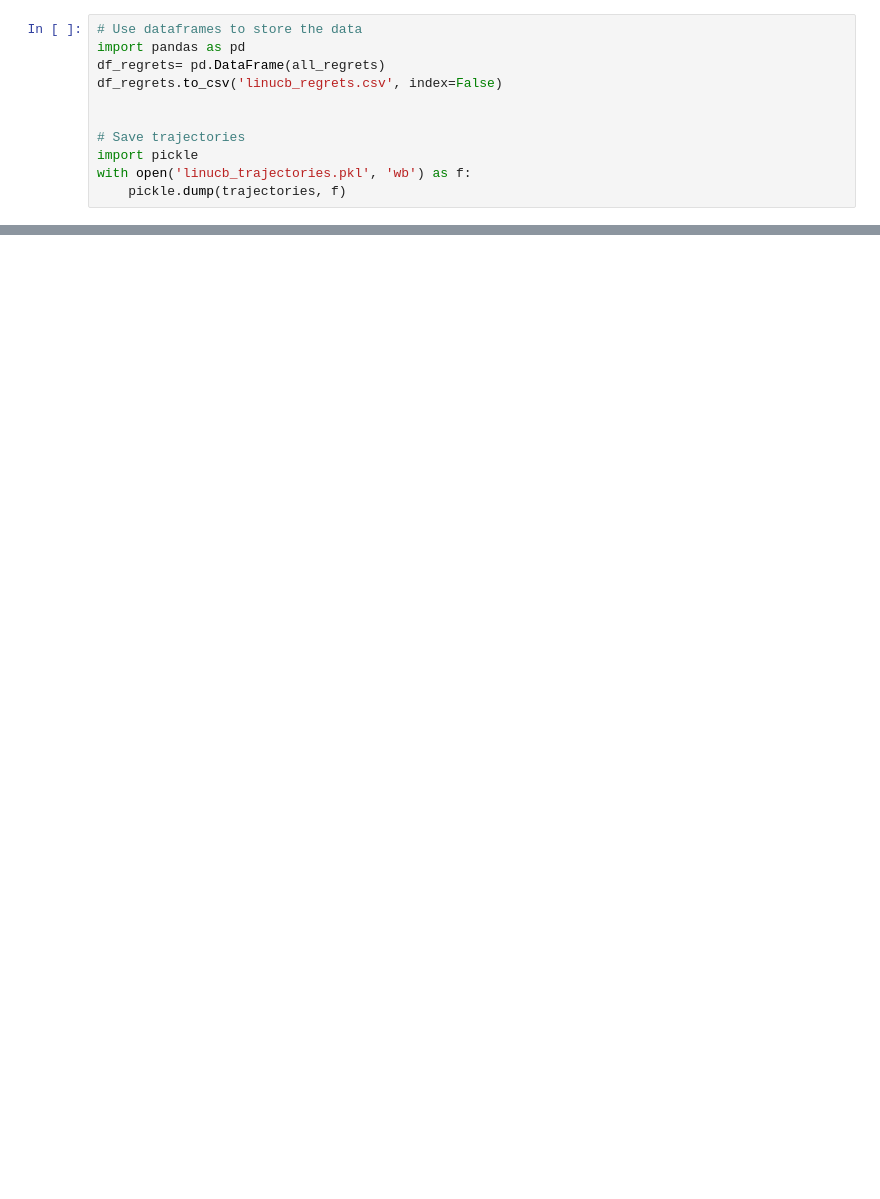
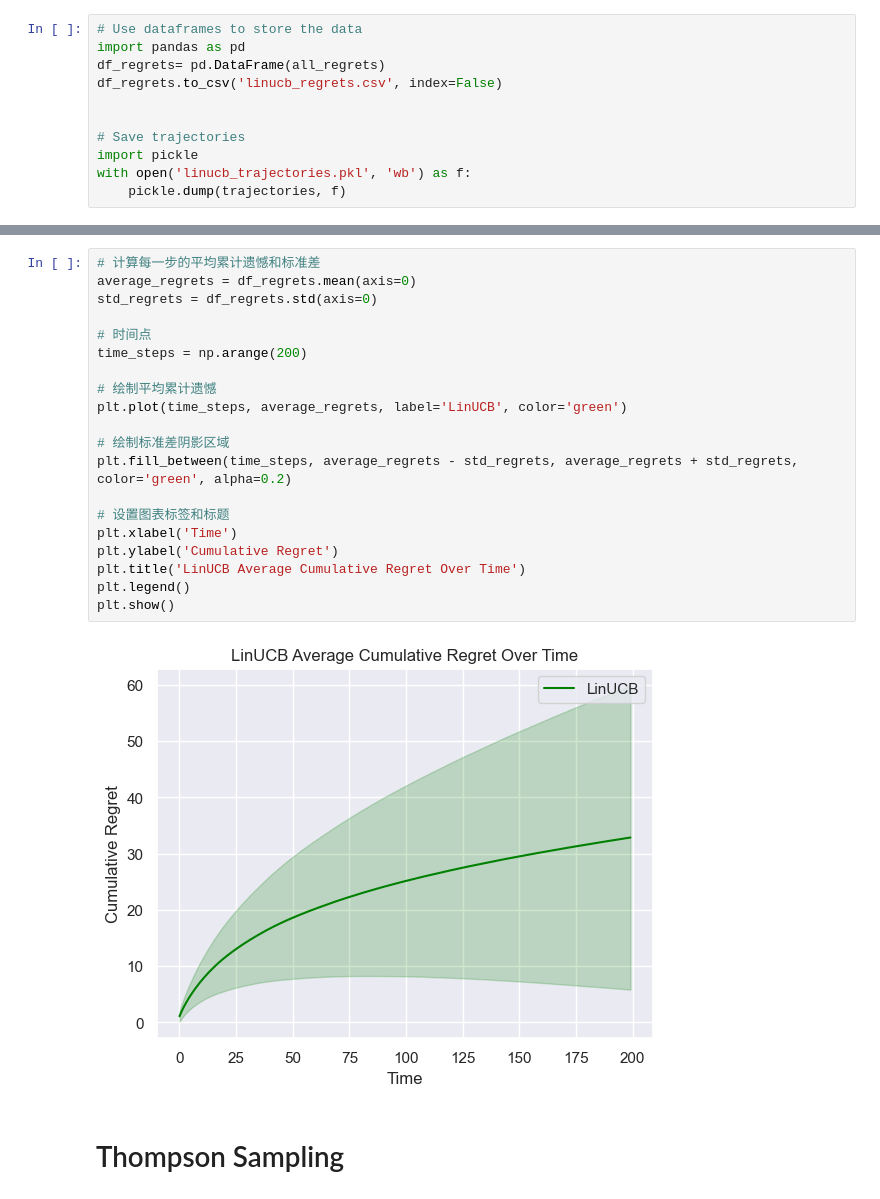
Before and after one commit to xjxyys/In-context-RL, a Jupyter notebook: experiment.ipynb, the cells around one changed output, grey strips where cells are left out. Cells and saved outputs as stored; diff of their text form; blank space fills up the shorter version.

Commit message:
add thompson sampling

```diff
--- a/experiment.ipynb
+++ b/experiment.ipynb
@@ -62,0 +85,24 @@ std_regrets = np.std(all_regrets, axis=0)
+# %%
+# 计算每一步的平均累计遗憾和标准差
+average_regrets = df_regrets.mean(axis=0)
+std_regrets = df_regrets.std(axis=0)
+
+# 时间点
+time_steps = np.arange(200)
+
+# 绘制平均累计遗憾
+plt.plot(time_steps, average_regrets, label='LinUCB', color='green')
+
+# 绘制标准差阴影区域
+plt.fill_between(time_steps, average_regrets - std_regrets, average_regrets + std_regrets, color='green', alpha=0.2)
+
+# 设置图表标签和标题
+plt.xlabel('Time')
+plt.ylabel('Cumulative Regret')
+plt.title('LinUCB Average Cumulative Regret Over Time')
+plt.legend()
+plt.show()
+# %% [output]
+[figure, added]
+# %% [markdown]
+# Thompson Sampling
```
Also changed, not shown: parts of 9 cells of this notebook, 7 other files.
